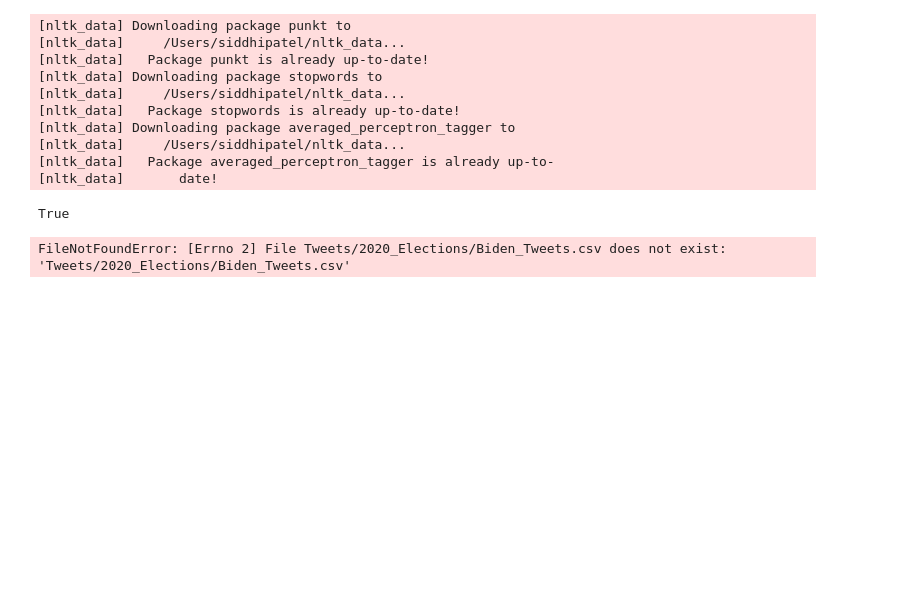
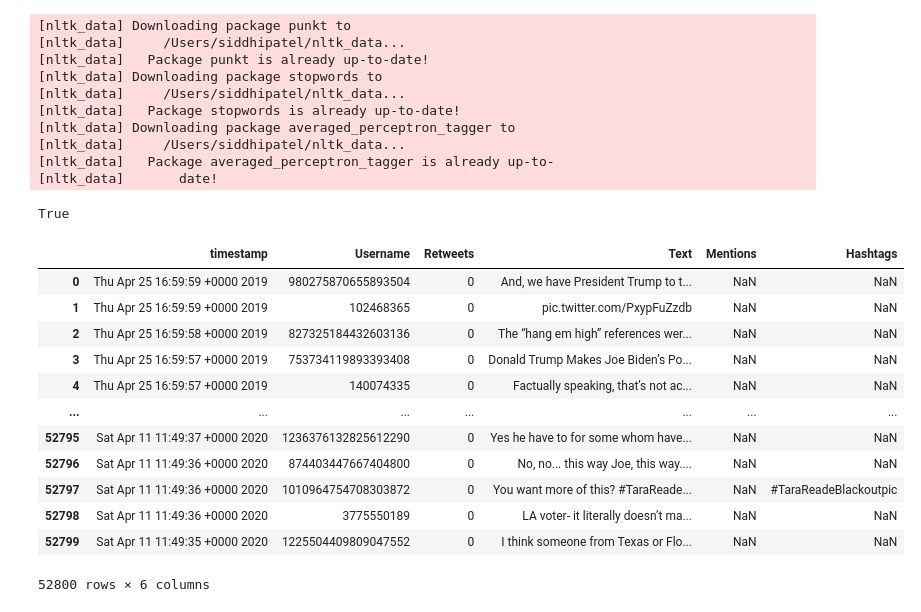
Before and after one commit to srpatel2000/Elections2020, a Jupyter notebook: Tweets/Clean_Tweets.ipynb, the cells around one changed output. Drawn from its saved outputs; the diff is of its cells as text; code cells hidden in the pictures; blank space fills up the shorter version.

```diff
--- a/Tweets/Clean_Tweets.ipynb
+++ b/Tweets/Clean_Tweets.ipynb
@@ -29,7 +29,3 @@ nltk.download('averaged_perceptron_tagger')
 [nltk_data]   Package averaged_perceptron_tagger is already up-to-
 [nltk_data]       date!
 True
-# %%
-pd.read_csv('Tweets/2020_Elections/Biden_Tweets.csv', error_bad_lines= True)
-# %% [output]
-FileNotFoundError: [Errno 2] File Tweets/2020_Elections/Biden_Tweets.csv does not exist: 'Tweets/2020_Elections/Biden_Tweets.csv'
@@ -35,0 +41,18 @@ FileNotFoundError: [Errno 2] File Tweets/2020_Elections/Biden_Tweets.csv does no
+# %%
+biden_url = 'https://raw.githubusercontent.com/srpatel2000/Elections2020/master/Tweets/2020_Elections/Biden_Tweets.csv'
+biden_df = pd.read_csv(biden_url, error_bad_lines= False)
+biden_df
+# %% [output]
+|  | timestamp | Username | Retweets | Text | Mentions | Hashtags |
+| 0 | Thu Apr 25 16:59:59 +0000 2019 | 980275870655893504 | 0 | And, we have President Trump to t... | NaN | NaN |
+| 1 | Thu Apr 25 16:59:59 +0000 2019 | 102468365 | 0 | pic.twitter.com/PxypFuZzdb | NaN | NaN |
+| 2 | Thu Apr 25 16:59:58 +0000 2019 | 827325184432603136 | 0 | The “hang em high” references wer... | NaN | NaN |
+| 3 | Thu Apr 25 16:59:57 +0000 2019 | 753734119893393408 | 0 | Donald Trump Makes Joe Biden’s Po... | NaN | NaN |
+| 4 | Thu Apr 25 16:59:57 +0000 2019 | 140074335 | 0 | Factually speaking, that’s not ac... | NaN | NaN |
+| ... | ... | ... | ... | ... | ... | ... |
+| 52795 | Sat Apr 11 11:49:37 +0000 2020 | 1236376132825612290 | 0 | Yes he have to for some whom have... | NaN | NaN |
+| 52796 | Sat Apr 11 11:49:36 +0000 2020 | 874403447667404800 | 0 | No, no... this way Joe, this way.... | NaN | NaN |
+| 52797 | Sat Apr 11 11:49:36 +0000 2020 | 1010964754708303872 | 0 | You want more of this? #TaraReade... | NaN | #TaraReadeBlackoutpic |
+| 52798 | Sat Apr 11 11:49:36 +0000 2020 | 3775550189 | 0 | LA voter- it literally doesn’t ma... | NaN | NaN |
+| 52799 | Sat Apr 11 11:49:35 +0000 2020 | 1225504409809047552 | 0 | I think someone from Texas or Flo... | NaN | NaN |
+52800 rows × 6 columns
```
Also changed, not shown: parts of 6 cells of this notebook, 3 other files.
